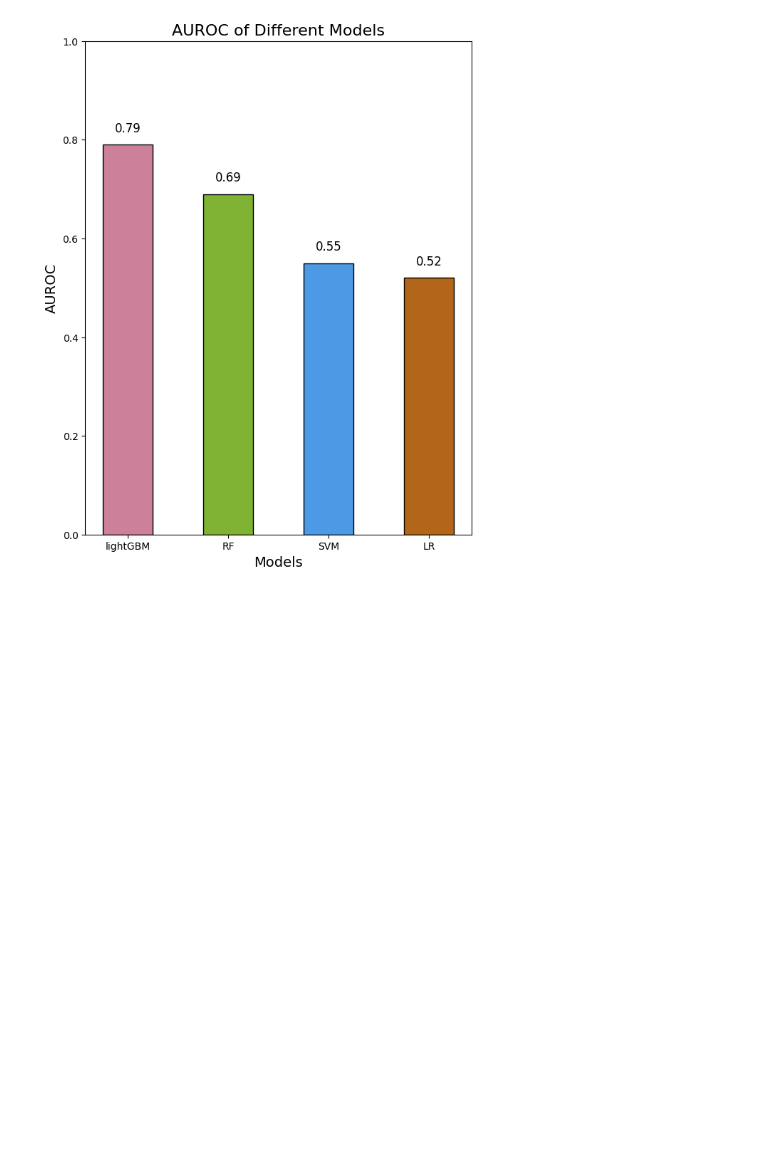
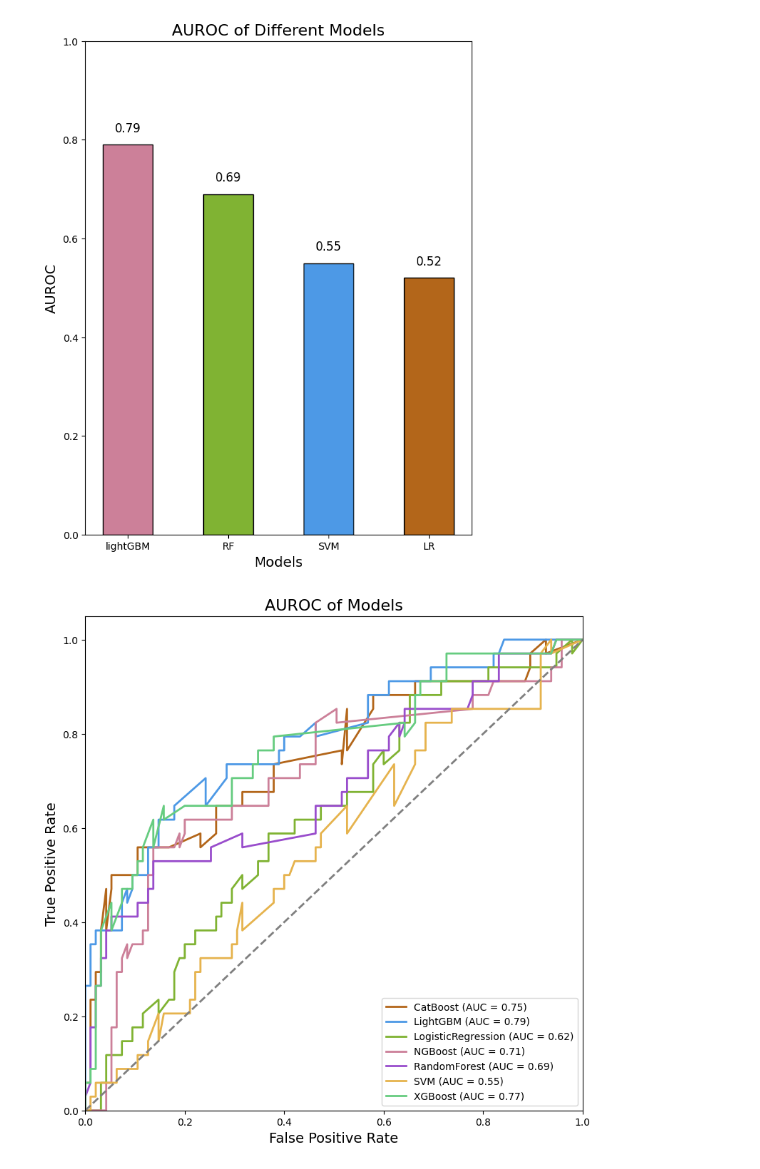
Before and after one commit to zhangysTHU/circExor, a Jupyter notebook: models/training_notebooks/plot.ipynb, the cells around one changed output. Saved outputs shown, nothing was run; the diff lists cells and outputs as text; code cells hidden in the pictures; blank space fills up the shorter version.

```diff
--- a/models/training_notebooks/plot.ipynb
+++ b/models/training_notebooks/plot.ipynb
@@ -137,3 +137,81 @@ def _count_kmer(Dataset, k):  # k = 3, 4, 5
     return df1, df1_rawcount
 # %%
 plot_AUROC(LR_perf, SVM_perf, RF_perf, lightGBM_perf, output_dir)
+# %%
+import matplotlib.pyplot as plt
+import numpy as np
+import pandas as pd
+import os
+
+def plot_AUROC(main_path):
+    # Prepare figure and line width
+    plt.figure(figsize=(9, 9))
+    lw = 2
+
+    # Prepare 7 low-saturation colors in RGB format
+    color_list = [
+        (0.7, 0.4, 0.1),  # orange-ish
+        (0.3, 0.6, 0.9),  # blue-ish
+        (0.5, 0.7, 0.2),  # green-ish
+        (0.8, 0.5, 0.6),  # pink-ish
+        (0.6, 0.3, 0.8),  # purple-ish
+        (0.9, 0.7, 0.3),  # yellow-ish
+        (0.4, 0.8, 0.5)   # teal-ish
+    ]
+
+    # Get list of subfolders (model names), sort alphabetically for consistent color assignment
+    subfolders = sorted([d for d in os.listdir(main_path) if os.path.isdir(os.path.join(main_path, d))])
+
+    # Limit to 7 models as specified
+    if len(subfolders) > 7:
+        subfolders = subfolders[:7]
+        print("Warning: More than 7 subfolders found. Limiting to the first 7 (alphabetically sorted).")
+
+    # Assign colors to models
+    model_colors = {model: color_list[i] for i, model in enumerate(subfolders)}
+
+    # Function to load data from file and compute AUROC
+    def load_roc_data(file_path):
+        df = pd.read_csv(file_path, sep='\t')
+        fpr = df['FPR'].values
+        tpr = df['TPR'].values
+        # Ensure fpr is sorted ascending (though it should be)
+        sorted_idx = np.argsort(fpr)
+        fpr = fpr[sorted_idx]
+        tpr = tpr[sorted_idx]
+        # Compute AUC using trapezoidal rule
+        roc_auc = np.trapz(tpr, fpr)
+        return fpr, tpr, roc_auc
+
+    # Function to plot a single model's AUROC
+    def plot_single_roc(fpr, tpr, roc_auc, label, color):
+        plt.plot(fpr, tpr, color=color, lw=lw, label=f'{label} (AUC = {roc_auc:.2f})')
+
+    # Plot AUROC for each model
+    for model in subfolders:
+        file_path = os.path.join(main_path, model, 'AUROC_info.txt')
+        if os.path.exists(file_path):
+            fpr, tpr, roc_auc = load_roc_data(file_path)
+            plot_single_roc(fpr, tpr, roc_auc, model, model_colors[model])
+        else:
+            print(f"Warning: File {file_path} not found. Skipping {model}.")
+
+    # Plot diagonal line (random classifier)
+    plt.plot([0, 1], [0, 1], color='grey', lw=lw, linestyle='--')
+
+    # Customize the plot
+    plt.xlim([0.0, 1.0])
+    plt.ylim([0.0, 1.05])
+    plt.xlabel("False Positive Rate", fontsize=14)
+    plt.ylabel("True Positive Rate", fontsize=14)
+    plt.title("AUROC of Models", fontsize=16)
+    plt.legend(loc="lower right")
+
+    # Save the plot
+    plt.savefig(os.path.join(main_path, "AUROC_Models.pdf"), format="pdf")
+    plt.show()
+
+# Example usage:
+plot_AUROC('/BioII/lulab_b/huangkeyun/zhangys/RNA_locator/archived/circExor_archived_2025_5/models/saved_models/circRNA_ML_Model_Output')
+# %% [output]
+[figure, added]
```
Also changed, not shown: parts of 1 cell of this notebook, 59 other files.
